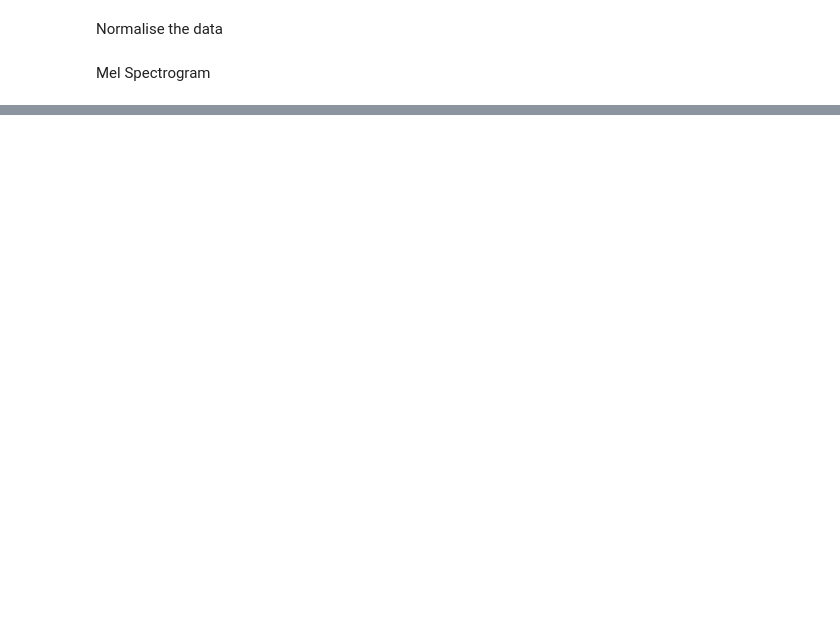
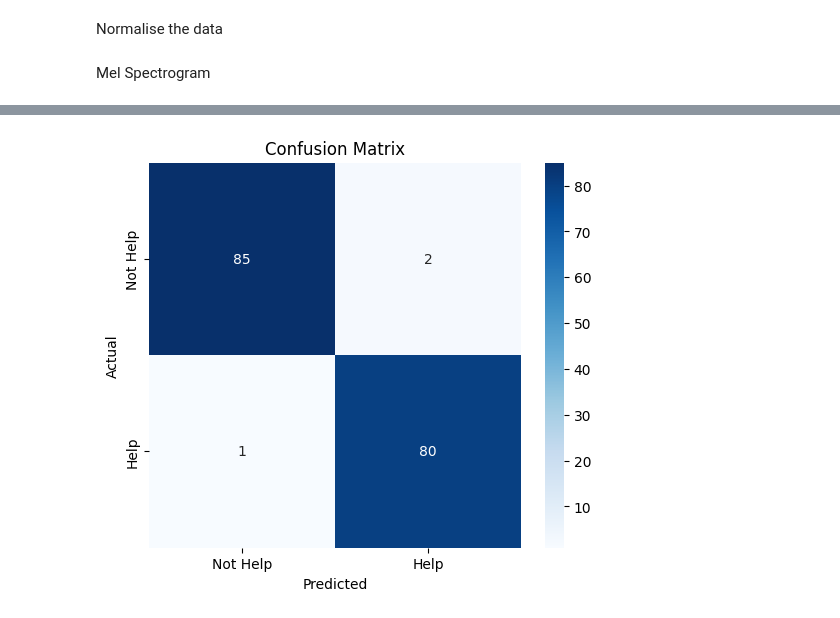
Before and after one commit to Ifuwelemuel/Audio-Distress-Call-Detection, a Jupyter notebook: EDA.ipynb, the cells around one changed output, grey strips where cells are left out. Drawn from its saved outputs; the diff is of its cells as text; code cells hidden in the pictures; blank space fills up the shorter version.

```diff
--- a/EDA.ipynb
+++ b/EDA.ipynb
@@ -224,0 +301,30 @@ ValueError: Found input variables with inconsistent numbers of samples: [42, 84]
+# %%
+from sklearn.metrics import (
+    accuracy_score, precision_score, recall_score,
+    f1_score, confusion_matrix, classification_report
+)
+y_pred_probs = model.predict(X_test_cnn)
+y_pred = (y_pred_probs > 0.5).astype(int).flatten()
+# ============================================
+# Confusion Matrix
+# ============================================
+cm = confusion_matrix(y_test, y_pred)
+tn, fp, fn, tp = cm.ravel()
+print("Confusion Matrix:")
+print(cm)
+print(f"\nTP={tp}, TN={tn}, FP={fp}, FN={fn}")
+
+# ============================================
+#Calculate all metrics
+# ============================================
+accuracy    = accuracy_score(y_test, y_pred)
+precision   = precision_score(y_test, y_pred)
+recall      = recall_score(y_test, y_pred)         # also called sensitivity
+specificity = tn / (tn + fp)
+f1          = f1_score(y_test, y_pred)
+
+print(f"\nAccuracy:    {accuracy:.4f}")
+print(f"Precision:   {precision:.4f}")
+print(f"Recall:      {recall:.4f}")
+print(f"Specificity: {specificity:.4f}")
+print(f"F1 Score:    {f1:.4f}")
@@ -224,0 +360,16 @@ ValueError: Found input variables with inconsistent numbers of samples: [42, 84]
+# %%
+# ============================================
+# STEP 5: Visualise the confusion matrix
+# ============================================
+import seaborn as sns
+
+plt.figure(figsize=(6,5))
+sns.heatmap(cm, annot=True, fmt='d', cmap='Blues',
+            xticklabels=['Not Help','Help'],
+            yticklabels=['Not Help','Help'])
+plt.xlabel('Predicted')
+plt.ylabel('Actual')
+plt.title('Confusion Matrix')
+plt.show()
+# %% [output]
+[figure, added]
```
Also changed, not shown: parts of 20 cells of this notebook.
